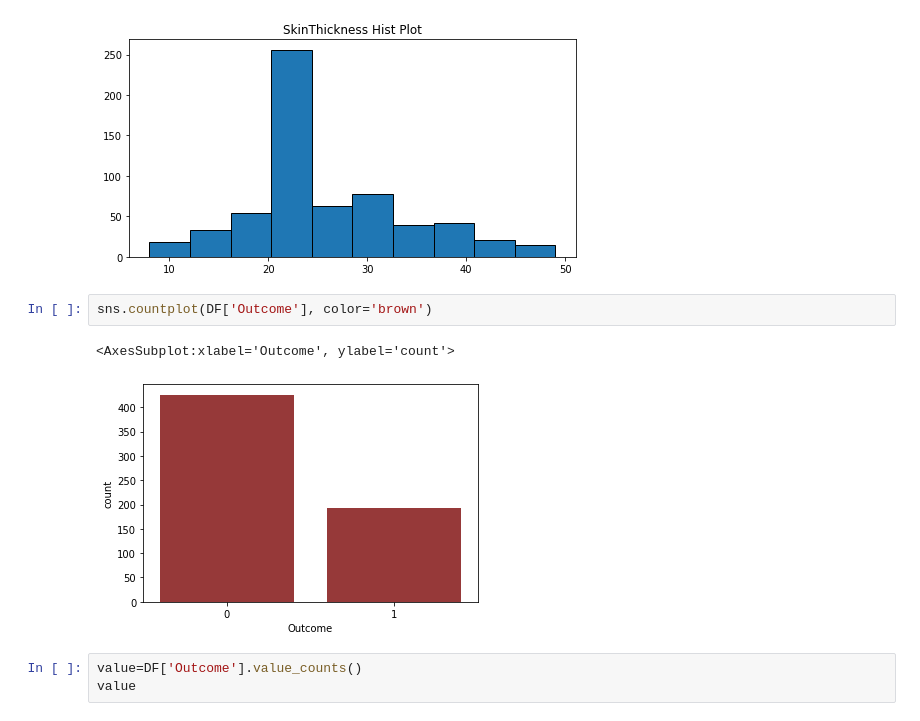
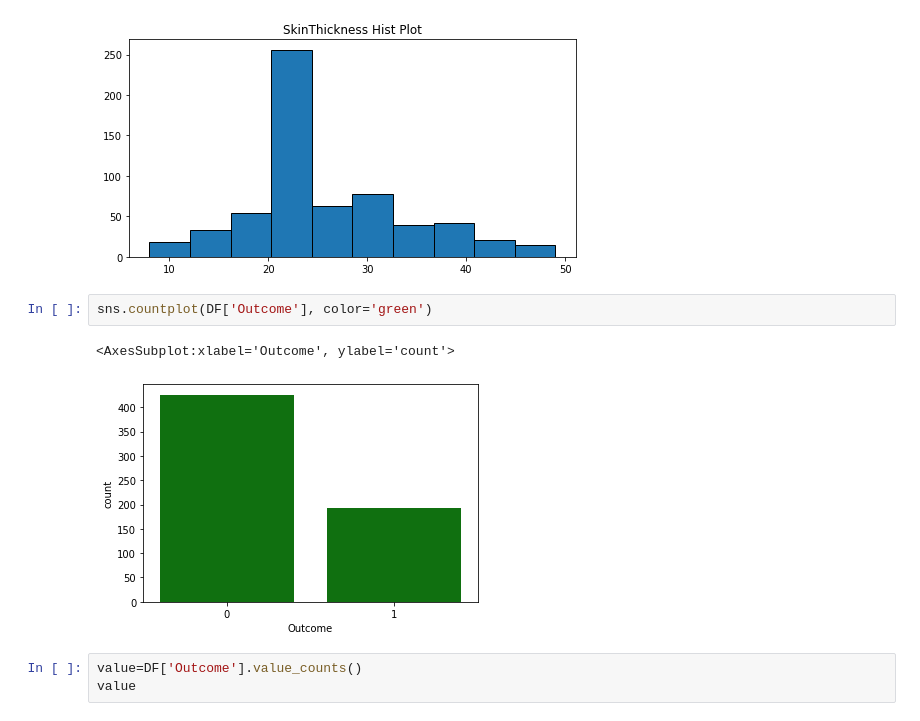
Before and after one commit to Duku-code/Machine-Learning-commits-, a Jupyter notebook: phima-indians-diabetes.ipynb, the cells around one changed output. Cells and saved outputs as stored; diff of their text form.

```diff
--- a/phima-indians-diabetes.ipynb
+++ b/phima-indians-diabetes.ipynb
@@ -107,10 +108,10 @@ plt.show()
 # %% [output]
 [figure]
 # %%
-sns.countplot(DF['Outcome'], color='brown')
+sns.countplot(DF['Outcome'], color='green')
 # %% [output]
 <AxesSubplot:xlabel='Outcome', ylabel='count'>
-[figure, old version]
+[figure, new version]
 # %%
 value=DF['Outcome'].value_counts()
 value
```
Also changed, not shown: parts of 5 cells of this notebook.
